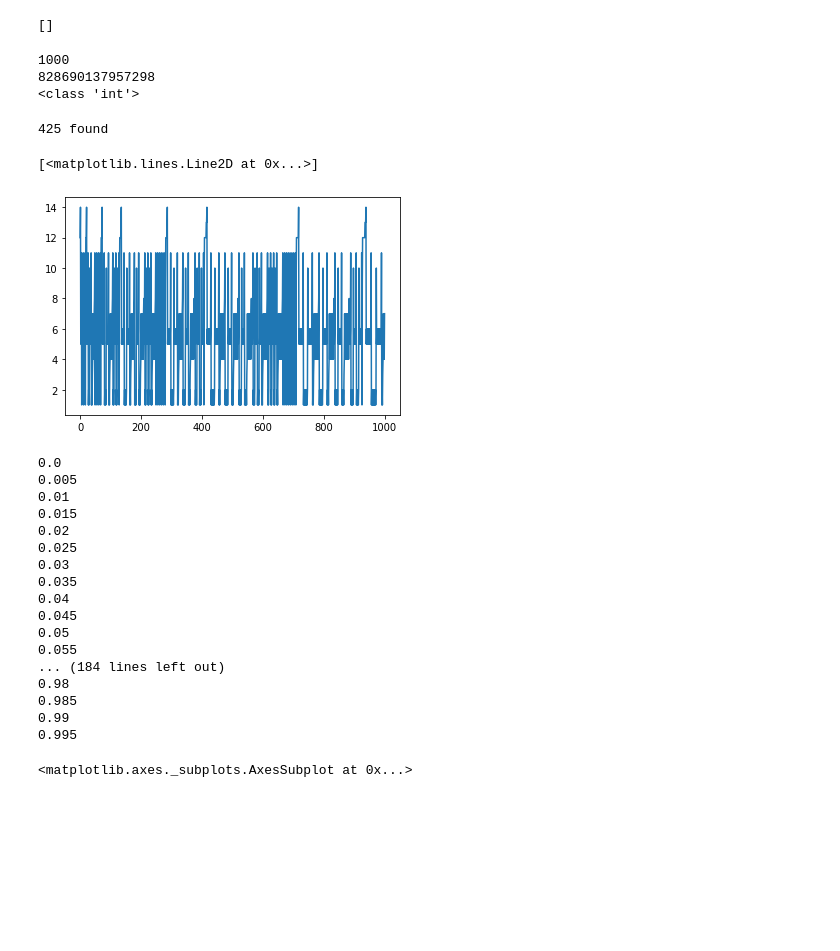
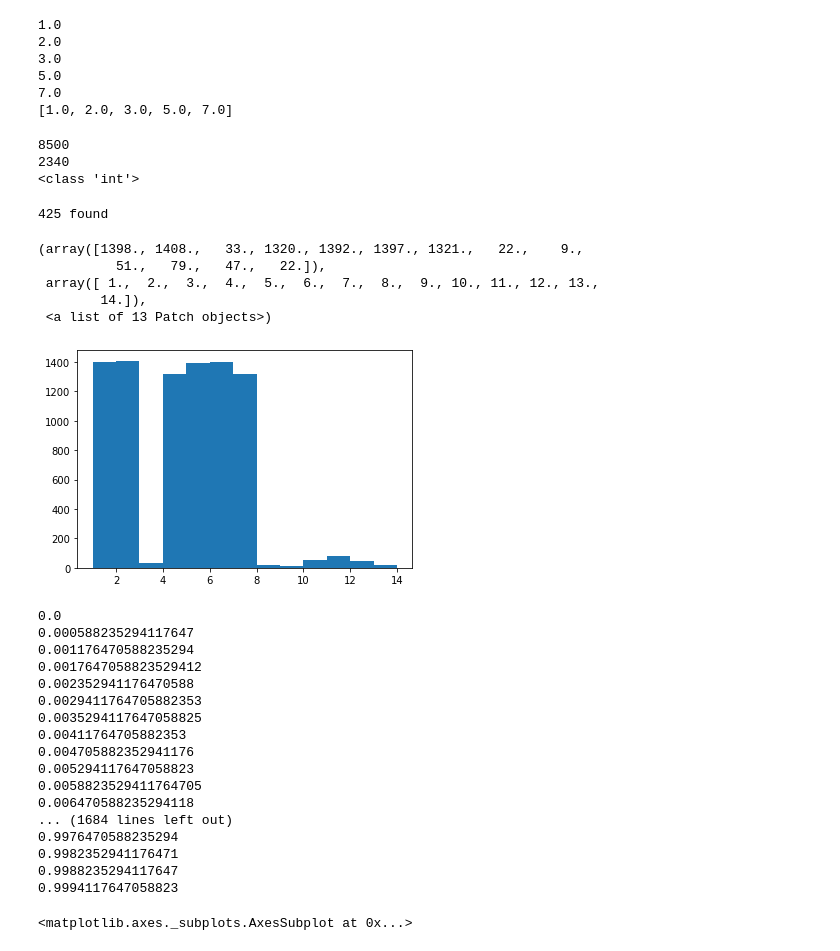
Before and after one commit to roger-lem/FRACTRAN_SYS, a Jupyter notebook: FRACTRAN.ipynb, the cells around one changed output. Cells and saved outputs as stored; diff of their text form; code cells hidden in the pictures; blank space fills up the shorter version.

```diff
--- a/FRACTRAN.ipynb
+++ b/FRACTRAN.ipynb
@@ -13,11 +9,12 @@ frac = np.array([[17,91],[78,85],[19,51],[23,38],[29,33],[77,29],[95,23],[77,19]
 # %%
 %time
-
+frac = np.array([[17,91],[78,85],[19,51],[23,38],[29,33],[77,29],[95,23],[77,19],[1,17],[11,13],[13,11],[15,2],[1,7],[55,1]])
 magnum = 2
 outputs = [2]
-frac_list = [-1]
+frac_ind_out = []
 whilecount = 0
-while len(outputs) < 8104:
+whilemax = 8500
+while len(outputs) < whilemax:
     whilecount += 1
     arcount = 0
     for ar in frac:
@@ -27,7 +24,7 @@ while len(outputs) < 8104:
         if testnum % 1 == 0:
             magnum = int(testnum)
             outputs.append(magnum)
-            frac_list.append(arcount)
-            print('Found a match.',magnum,'. Breaking after arcount =',arcount)
+            frac_ind_out.append(arcount)
+            print('-Found a match:',magnum,'...Breaking after arcount =',arcount, 'completed',whilecount,'of',whilemax)
             break
 # %% [output]
@@ -92,14 +122,19 @@ for item in outputs:
         print(itemlog)
 print(primes)
 # %% [output]
-[]
+1.0
+2.0
+3.0
+5.0
+7.0
+[1.0, 2.0, 3.0, 5.0, 7.0]
 # %%
 print(len(outputs))
 print(outputs[31])
 print(type(outputs[31]))
 # %% [output]
-1000
-828690137957298
+8500
+2340
 <class 'int'>
 # %%
 for item in outputs:
@@ -108,10 +143,14 @@ for item in outputs:
 # %% [output]
 425 found
 # %%
-plt.hist(frac_list, bins=13)
+plt.hist(frac_ind_out, bins=13)
 # %% [output]
-[<matplotlib.lines.Line2D at 0x...>]
+(array([1398., 1408.,   33., 1320., 1392., 1397., 1321.,   22.,    9.,
+          51.,   79.,   47.,   22.]),
+ array([ 1.,  2.,  3.,  4.,  5.,  6.,  7.,  8.,  9., 10., 11., 12., 13.,
+        14.]),
+ <a list of 13 Patch objects>)
-[figure, old version]
+[figure, new version]
 # %%
 lt_outputs = []
 len_outputs = len(outputs)
@@ -123,22 +162,22 @@ for op in outputs:
     i += 1
 # %% [output]
 0.0
-0.005
-0.01
-0.015
-0.02
-0.025
-0.03
-0.035
-0.04
-0.045
-0.05
-0.055
-... (184 lines left out)
-0.98
-0.985
-0.99
-0.995
+0.000588235294117647
+0.001176470588235294
+0.0017647058823529412
+0.002352941176470588
+0.0029411764705882353
+0.0035294117647058825
+0.00411764705882353
+0.004705882352941176
+0.005294117647058823
+0.0058823529411764705
+0.006470588235294118
+... (1684 lines left out)
+0.9976470588235294
+0.9982352941176471
+0.9988235294117647
+0.9994117647058823
 # %%
 sns.swarmplot(data=lt_outputs)
 # %% [output]
```
Also changed, not shown: parts of 14 cells of this notebook.
